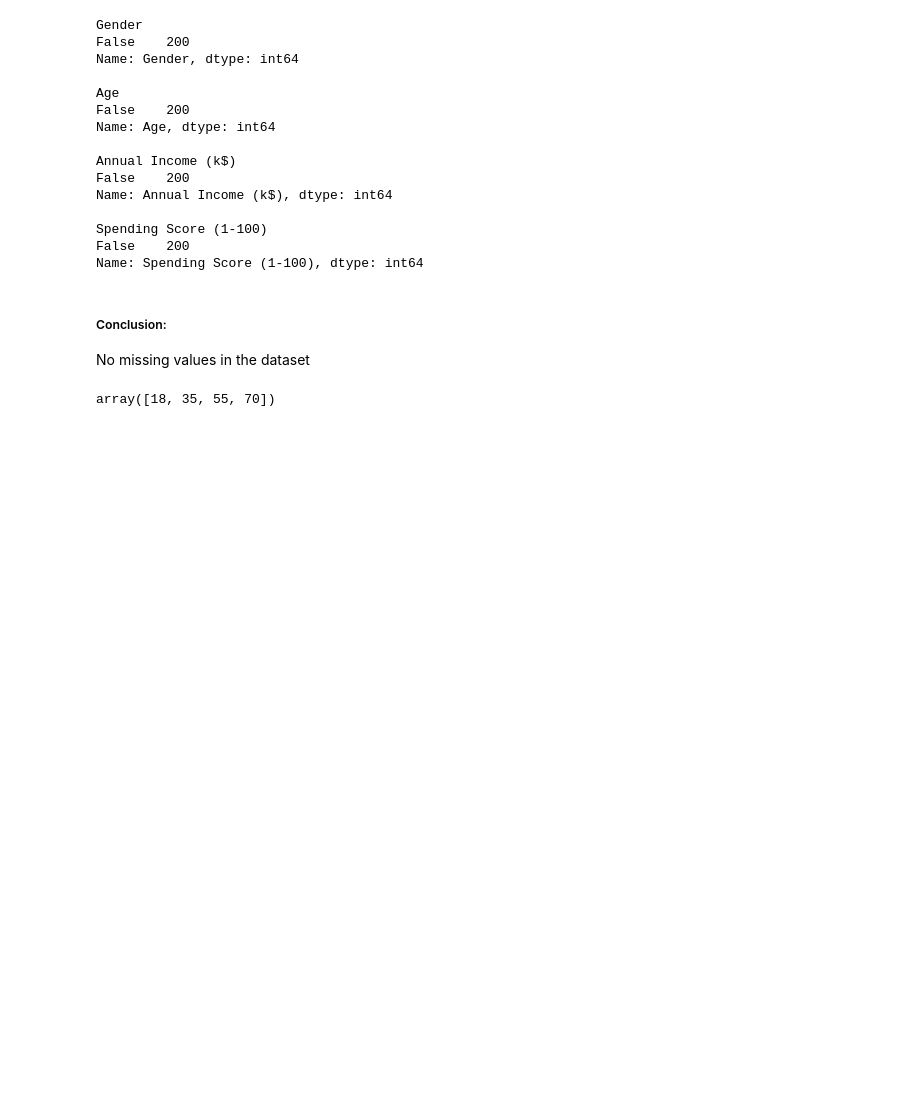
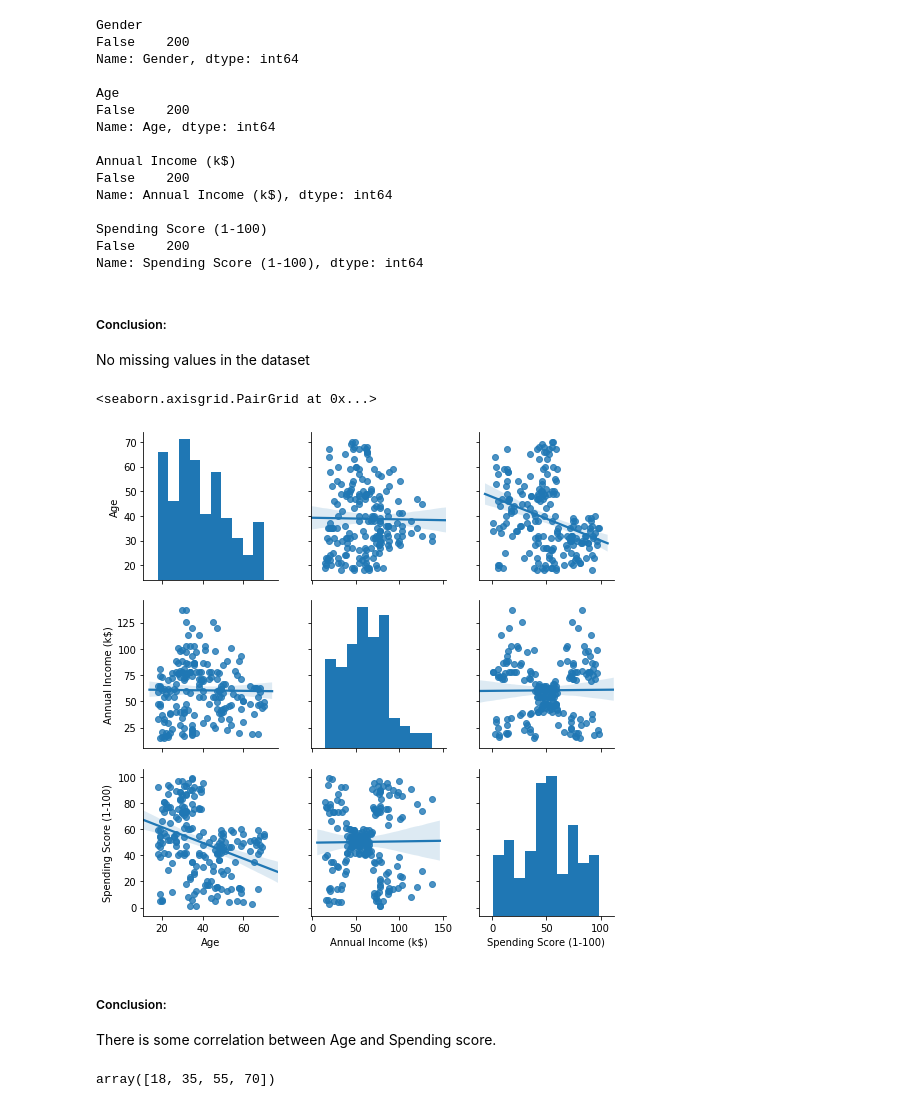
Before and after one commit to pranjallk1995/EXPOSYS-DATALABS, a Jupyter notebook: CUSTOMER_SEGMENTATION.ipynb, the cells around one changed output. Saved outputs shown, nothing was run; the diff lists cells and outputs as text; code cells hidden in the pictures; blank space fills up the shorter version.

```diff
--- a/CUSTOMER_SEGMENTATION.ipynb
+++ b/CUSTOMER_SEGMENTATION.ipynb
@@ -22,4 +22,5 @@ df.head()
 | 4 | 5 | Female | 31 | 17 | 40 |
 # %%
 #dropping customerID
-df = df.drop(['CustomerID'], axis = 1)
+df.drop(['CustomerID'], axis = 1, inplace = True)
+df.head()
@@ -84,6 +87,16 @@ Name: Spending Score (1-100), dtype: int64
 ##### Conclusion:
 
 No missing values in the dataset
+# %%
+#plotting data for insights
+sns.pairplot(df, kind = 'reg')
+# %% [output]
+<seaborn.axisgrid.PairGrid at 0x...>
+[figure, added]
+# %% [markdown]
+##### Conclusion:
+
+There is some correlation between Age and Spending score.
 # %%
 #performing binning on age
 bins = np.array([min(df['Age']), 35, 55, max(df['Age'])])
```
Also changed, not shown: parts of 25 cells of this notebook.
